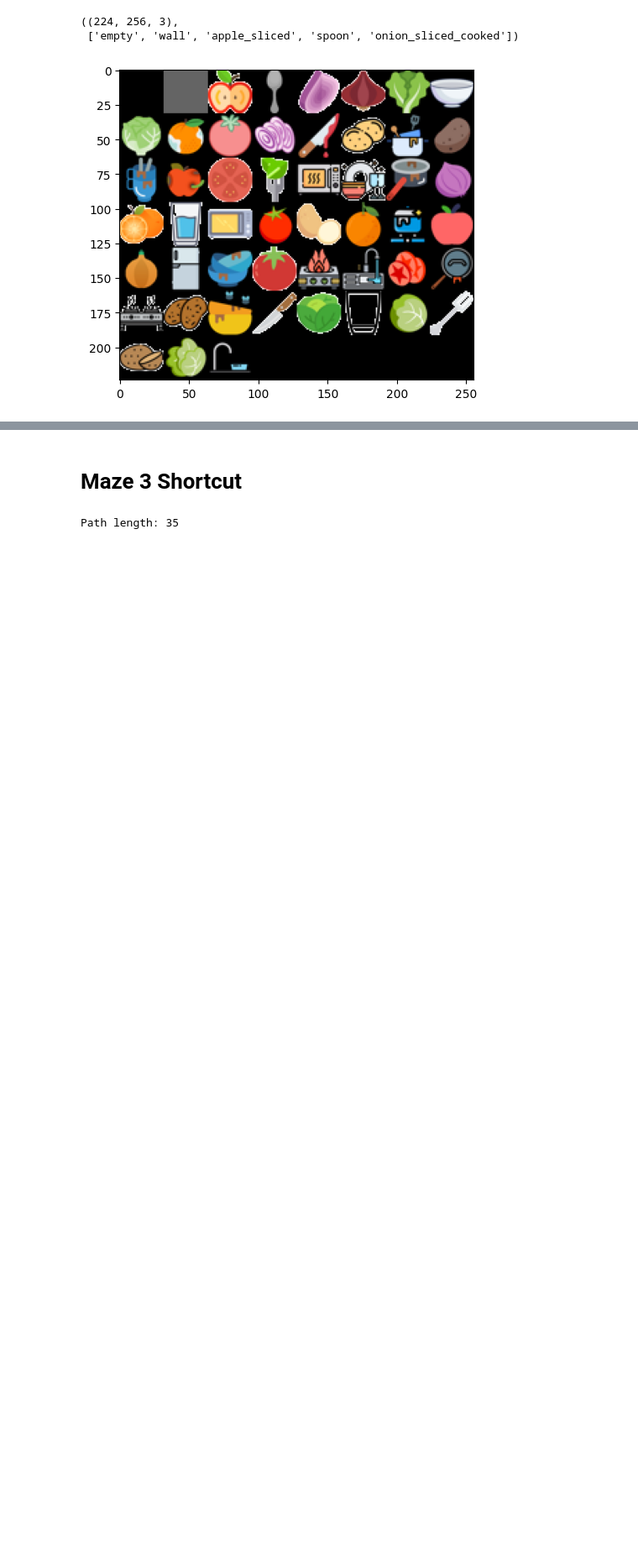
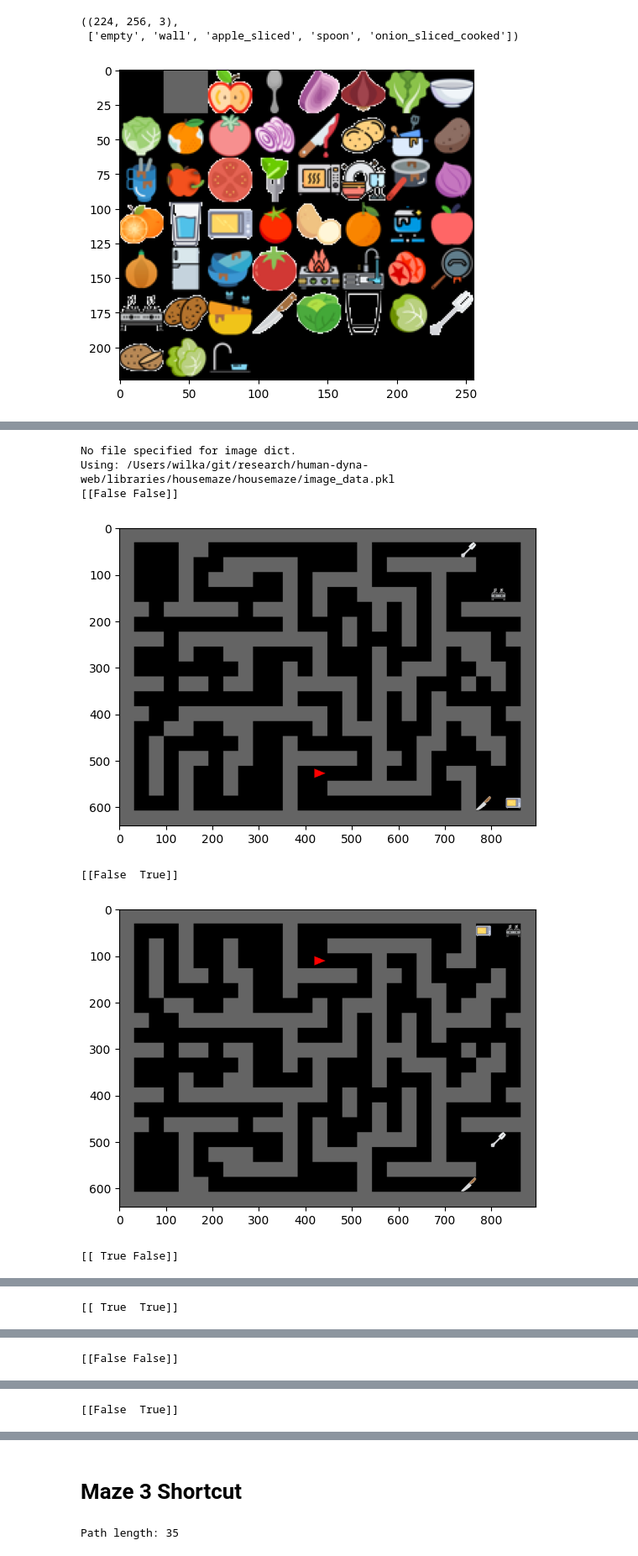
Before and after one commit to wcarvalho/preplay-AI, a Jupyter notebook: housemaze-mazes.ipynb, the cells around one changed output, grey strips where cells are left out. Shown at 84% size. Saved outputs shown, nothing was run; the diff lists cells and outputs as text; code cells hidden in the pictures; blank space fills up the shorter version.

Commit message:
improved trainer

```diff
--- a/housemaze-mazes.ipynb
+++ b/housemaze-mazes.ipynb
@@ -33,5 +31,5 @@ Using: /Users/wilka/git/research/jaxneurorl/libraries/housemaze/housemaze/image_
 # %%
-char2key, task_group_set, task_objects = housemaze_experiments.get_group_set(3)
+char2key, task_group_set, task_objects = mazes.get_group_set(2)
 char2key
 # %% [output]
 No file specified for groups.
@@ -46,3 +44,9 @@ image.shape, image_dict["keys"][:5]
 ((224, 256, 3),
  ['empty', 'wall', 'apple_sliced', 'spoon', 'onion_sliced_cooked'])
 [figure]
+# %%
+task_runner = multitask_env.TaskRunner(task_objects=task_objects)
+env = multitask_env.HouseMaze(
+    task_runner=task_runner,
+    num_categories=200,
+  )
@@ -48,0 +56,5 @@ image.shape, image_dict["keys"][:5]
+# %%
+import jax
+import numpy as np
+train_env_params, test_env_params, task_objects, idx2maze = experiments.exp4({})
+jax.tree_map(lambda x: np.asarray(x).shape, train_env_params)
@@ -48,0 +68,42 @@ image.shape, image_dict["keys"][:5]
+# %%
+import jax.numpy as jnp
+from housemaze.human_dyna import utils
+
+image_data = utils.load_image_dict()
+def housemaze_render_fn(
+  timestep, include_objects: bool = True
+) -> jnp.ndarray:
+  image = renderer.create_image_from_grid(
+    timestep.state.grid,
+    timestep.state.agent_pos,
+    timestep.state.agent_dir,
+    image_data,
+    include_objects=include_objects,
+  )
+  return image
+
+def display_each_param(param_set):
+    n = param_set.reset_params.map_init.grid.shape[0]
+
+    for idx in range(n):
+        rng = jax.random.PRNGKey(n)
+        reset_params = param_set.reset_params
+
+        reset_params = jax.tree_map(lambda x:jnp.asarray(x)[idx], reset_params)
+        reset_params = jax.tree_map(lambda x:x[None], reset_params)
+        timestep = env.reset(rng, param_set.replace(reset_params=reset_params))
+        image = housemaze_render_fn(timestep)
+        # print(jax.tree_map(lambda x: np.asarray(x).shape, reset_params))
+        print(reset_params.rotation)
+        # plt.grid('off')
+        plt.imshow(image)
+        plt.show()
+display_each_param(train_env_params)
+# %% [output]
+No file specified for image dict.
+Using: /Users/wilka/git/research/human-dyna-web/libraries/housemaze/housemaze/image_data.pkl
+[[False False]]
+[figure, added]
+[[False  True]]
+[figure, added]
+[[ True False]]
@@ -48,0 +111 @@ image.shape, image_dict["keys"][:5]
+[[ True  True]]
@@ -48,0 +113 @@ image.shape, image_dict["keys"][:5]
+[[False False]]
@@ -48,0 +115 @@ image.shape, image_dict["keys"][:5]
+[[False  True]]
```
Also changed, not shown: parts of 9 cells of this notebook, 3 other files.
